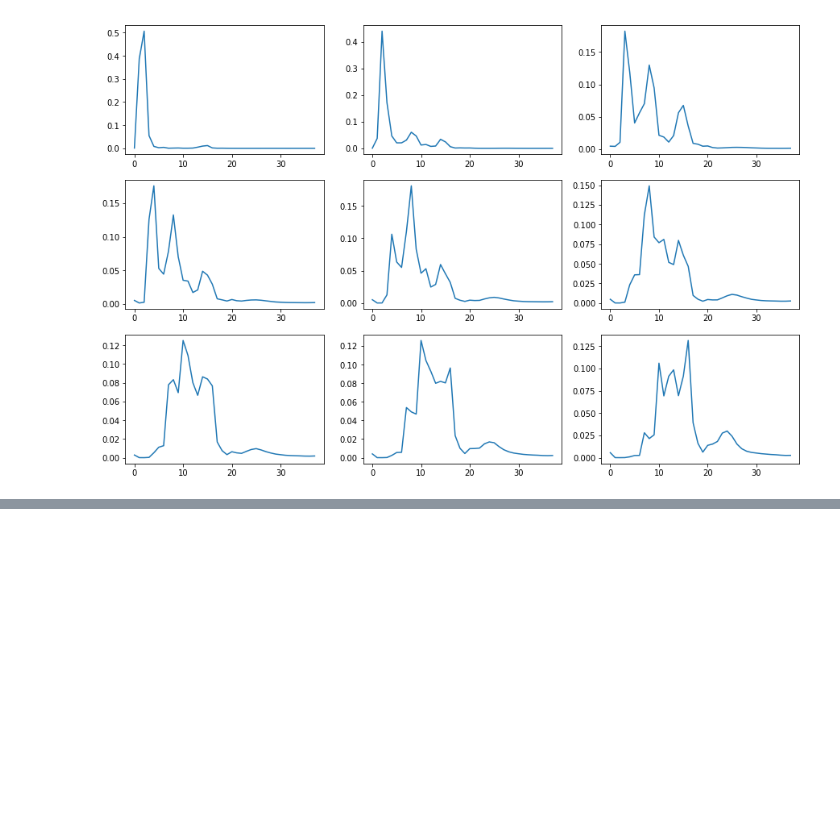
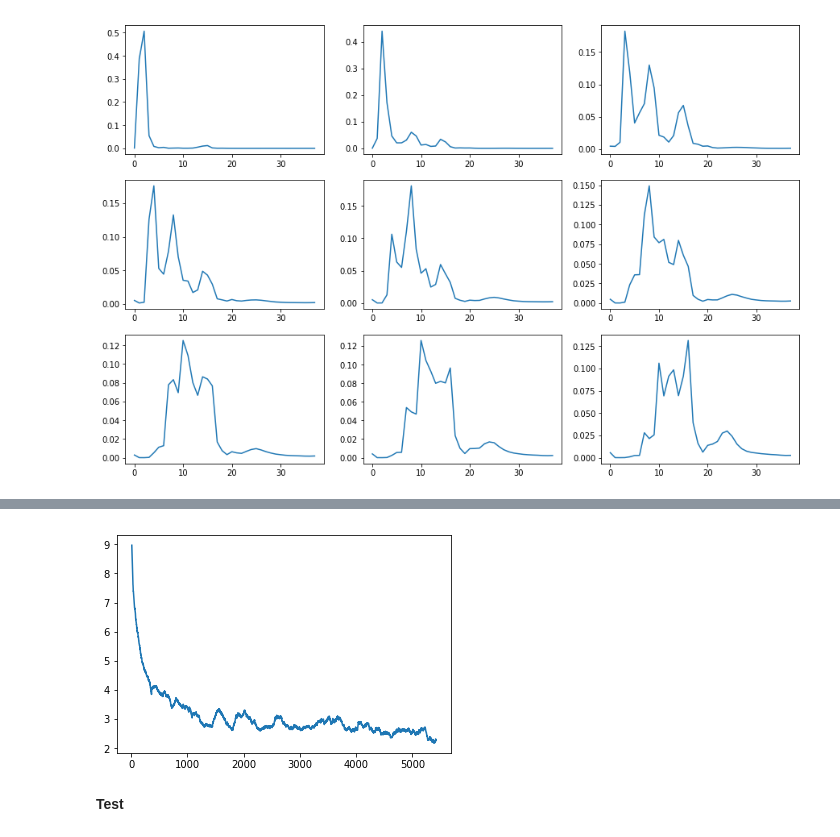
Before and after one commit to Sundragon1993/fastai, a Jupyter notebook: courses/dl2/translate.ipynb, the cells around one changed output, grey strips where cells are left out. Drawn from its saved outputs; the diff is of its cells as text; code cells hidden in the pictures; blank space fills up the shorter version.

```diff
--- a/courses/dl2/translate.ipynb
+++ b/courses/dl2/translate.ipynb
@@ -1073,0 +1131,4 @@ for i, ax in enumerate(axes.flat):
+# %%
+rnn = Seq2SeqRNN_All(fr_vecd, fr_itos, dim_fr_vec, en_vecd, en_itos, dim_en_vec, nh, enlen_90)
+learn = RNN_Learner(md, SingleModel(to_gpu(rnn)), opt_fn=opt_fn)
+learn.crit = seq2seq_loss
@@ -1073,0 +1138,2 @@ for i, ax in enumerate(axes.flat):
+# %%
+learn.fit(lr, 1, cycle_len=15, use_clr=(20, 10), stepper=Seq2SeqStepper)
@@ -1073,0 +1158,4 @@ for i, ax in enumerate(axes.flat):
+# %%
+learn.sched.plot_loss()
+# %% [output]
+[figure, added]
@@ -1073,0 +1166,2 @@ for i, ax in enumerate(axes.flat):
+# %% [markdown]
+**Test**
```
Also changed, not shown: parts of 7 cells of this notebook.
